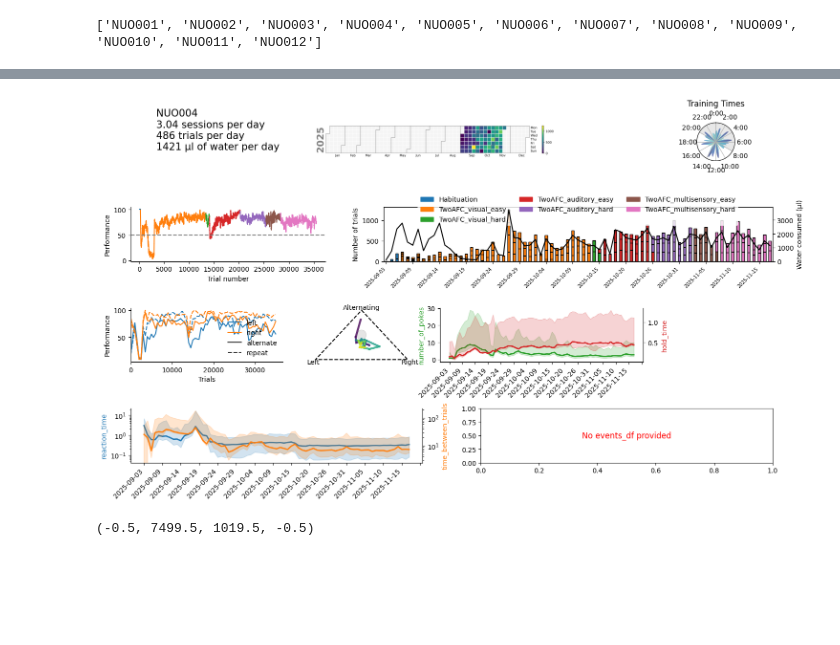
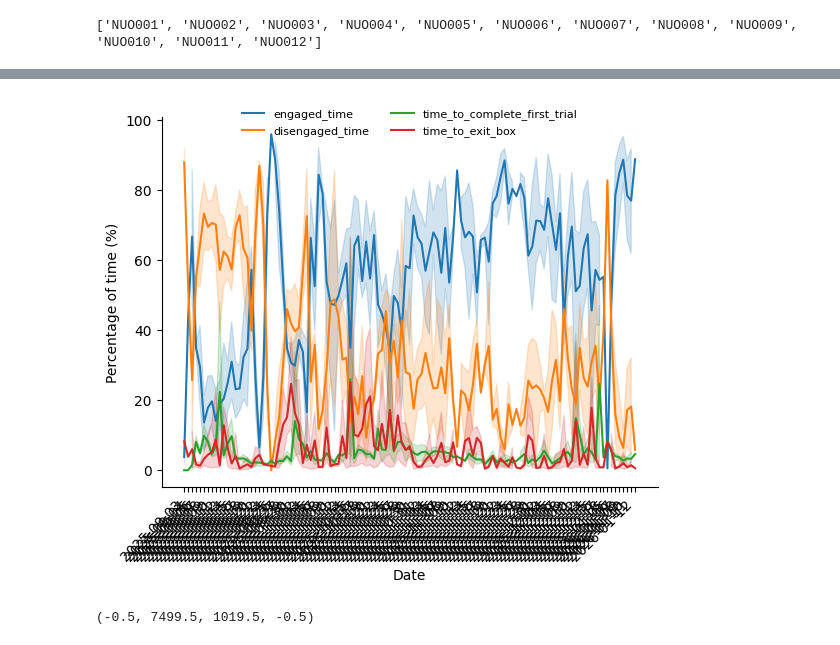
Before and after one commit to LearningCircuitsLab/lecilab-behavior-analysis, a Jupyter notebook: lecilab_behavior_analysis/plot_testing.ipynb, the cells around one changed output, grey strips where cells are left out. Drawn from its saved outputs; the diff is of its cells as text; code cells hidden in the pictures; blank space fills up the shorter version.

```diff
--- a/lecilab_behavior_analysis/plot_testing.ipynb
+++ b/lecilab_behavior_analysis/plot_testing.ipynb
@@ -20,6 +20,9 @@ animals = utils.get_animals_in_project(tv_projects[project_idx])
 print(animals)
 # %% [output]
 ['NUO001', 'NUO002', 'NUO003', 'NUO004', 'NUO005', 'NUO006', 'NUO007', 'NUO008', 'NUO009', 'NUO010', 'NUO011', 'NUO012']
+# %%
+# specify the TV system name
+tv_system_name = "village02"
 # %%
 # download the data for a specific animal
 
@@ -101,2 +103,2 @@ total size is 2,041,099  speedup is 10.40
 # %%
-events_df = utils.load_all_events(project_name=tv_projects[project_idx])
+events_df = utils.load_all_events(events_subfolder_location=tv_projects[project_idx] + "/" + tv_system_name)
@@ -103,9 +152,15 @@ events_df = utils.load_all_events(project_name=tv_projects[project_idx])
+# %%
+df = dft.add_trial_duration_column_to_df(df)
+df = dft.add_engagement_column(df, engagement_sd_criteria=2)
+sbu_df = dft.get_box_usage_df(df, events_df, verbose=False)
+sbu_df = dft.add_day_column_to_df(sbu_df)
+ax_eng = plots.plot_box_usage_by_date(sbu_df)
+# %% [output]
+[figure, added]
 # %%
 from lecilab_behavior_analysis.figure_maker import subject_progress_figure
 
 fig = subject_progress_figure(df, perf_window=100, summary_matrix_plot=False)#, events_df=events_df)
-# %% [output]
-[figure, removed]
 # %%
 from lecilab_behavior_analysis import plots
 import matplotlib.pyplot as plt
```
Also changed, not shown: parts of 7 cells of this notebook, 2 other files.
